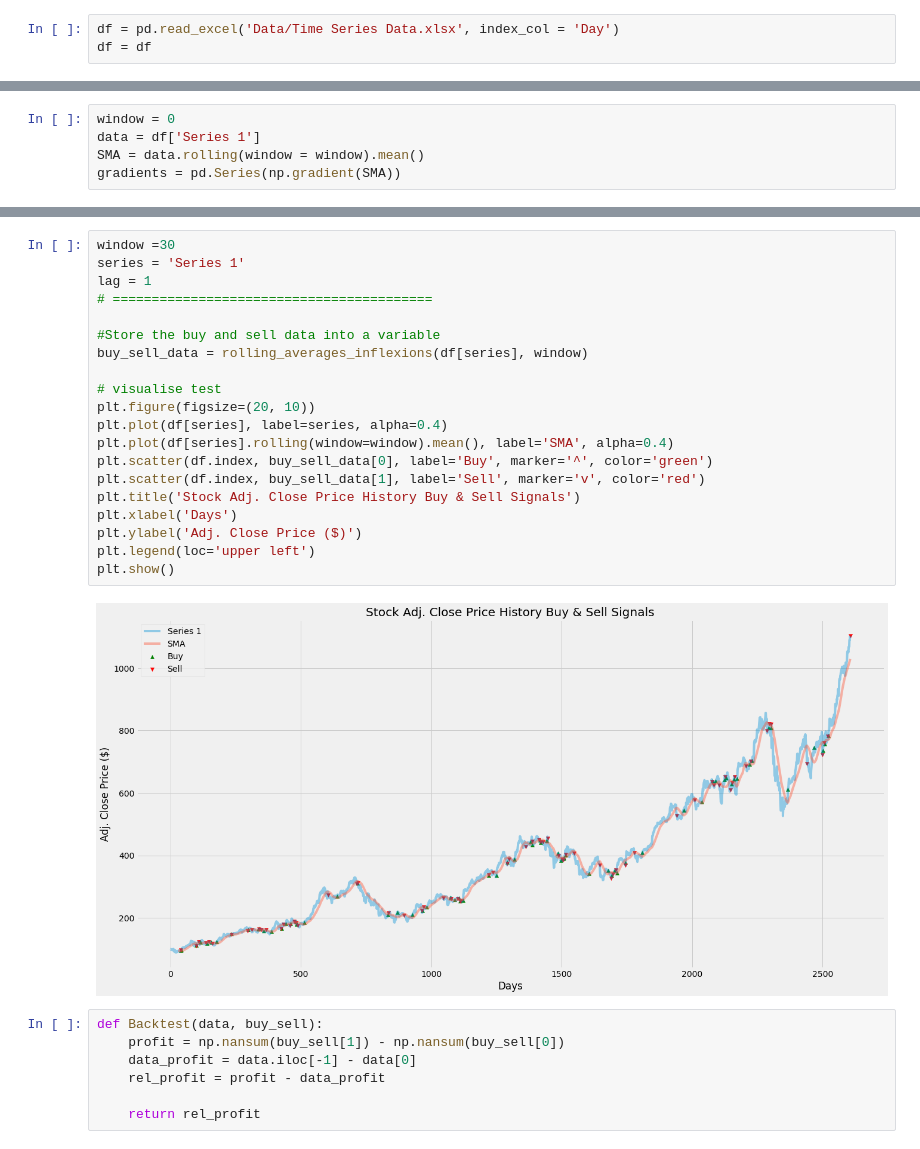
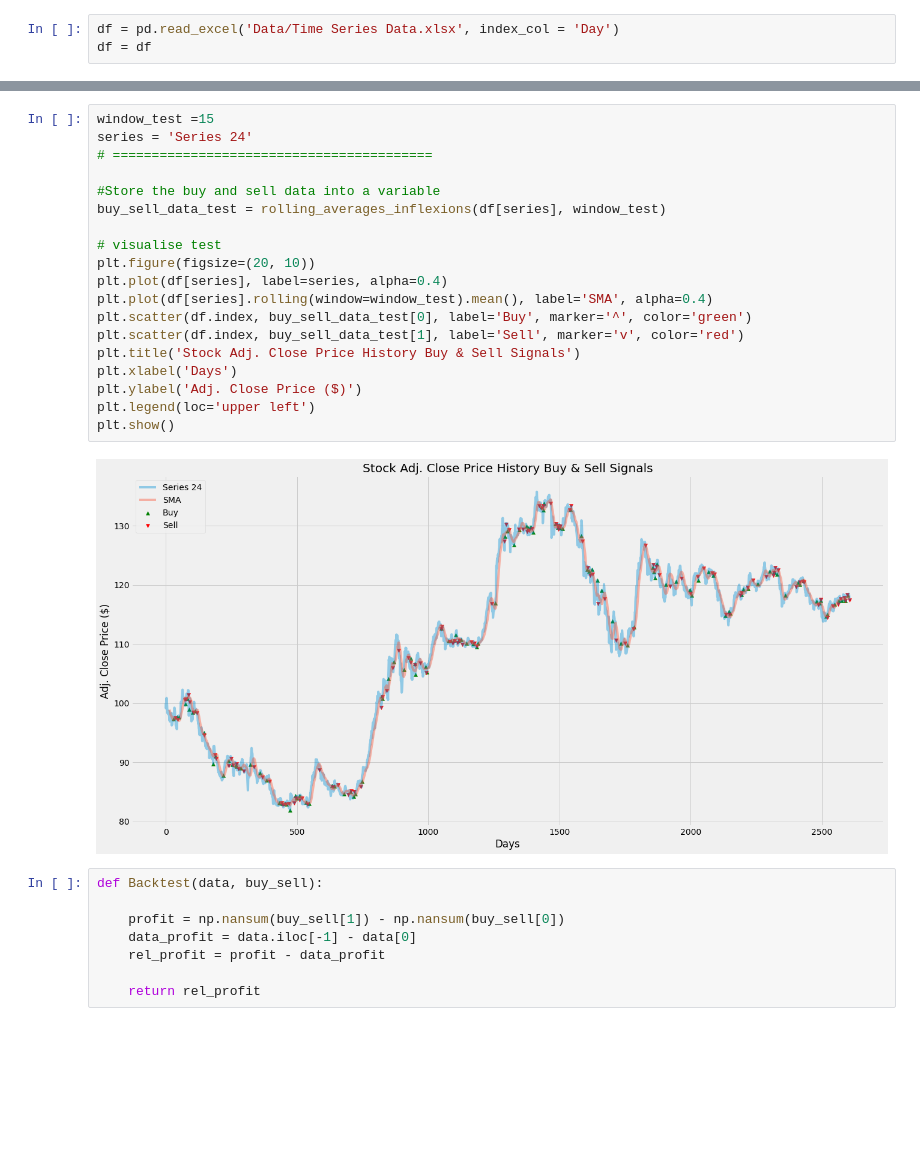
Before and after one commit to oscarwoodi/BHProj2Team1, a Jupyter notebook: MACD and AWESOME Oscillator.ipynb, the cells around one changed output, grey strips where cells are left out. Saved outputs shown, nothing was run; the diff lists cells and outputs as text; blank space fills up the shorter version.

```diff
--- a/MACD and AWESOME Oscillator.ipynb
+++ b/MACD and AWESOME Oscillator.ipynb
@@ -146,5 +13,0 @@ ValueError: invalid literal for int() with base 10: ''
-# %%
-window = 0
-data = df['Series 1']
-SMA = data.rolling(window = window).mean()
-gradients = pd.Series(np.gradient(SMA))
@@ -205,29 +69,29 @@ def rolling_averages_inflexions(data, window):
 
     return (sigPriceBuy, sigPriceSell, flag_status)
 # %%
-window =30
-series = 'Series 1'
-lag = 1
+window_test =15
+series = 'Series 24'
 # =========================================
 
 #Store the buy and sell data into a variable
-buy_sell_data = rolling_averages_inflexions(df[series], window)
+buy_sell_data_test = rolling_averages_inflexions(df[series], window_test)
 
 # visualise test
 plt.figure(figsize=(20, 10))
 plt.plot(df[series], label=series, alpha=0.4)
-plt.plot(df[series].rolling(window=window).mean(), label='SMA', alpha=0.4)
-plt.scatter(df.index, buy_sell_data[0], label='Buy', marker='^', color='green')
-plt.scatter(df.index, buy_sell_data[1], label='Sell', marker='v', color='red')
+plt.plot(df[series].rolling(window=window_test).mean(), label='SMA', alpha=0.4)
+plt.scatter(df.index, buy_sell_data_test[0], label='Buy', marker='^', color='green')
+plt.scatter(df.index, buy_sell_data_test[1], label='Sell', marker='v', color='red')
 plt.title('Stock Adj. Close Price History Buy & Sell Signals')
 plt.xlabel('Days')
 plt.ylabel('Adj. Close Price ($)')
 plt.legend(loc='upper left')
 plt.show()
 # %% [output]
-[figure, old version]
+[figure, new version]
 # %%
 def Backtest(data, buy_sell):
+
     profit = np.nansum(buy_sell[1]) - np.nansum(buy_sell[0])
     data_profit = data.iloc[-1] - data[0]
     rel_profit = profit - data_profit
```
Also changed, not shown: parts of 8 cells of this notebook.
